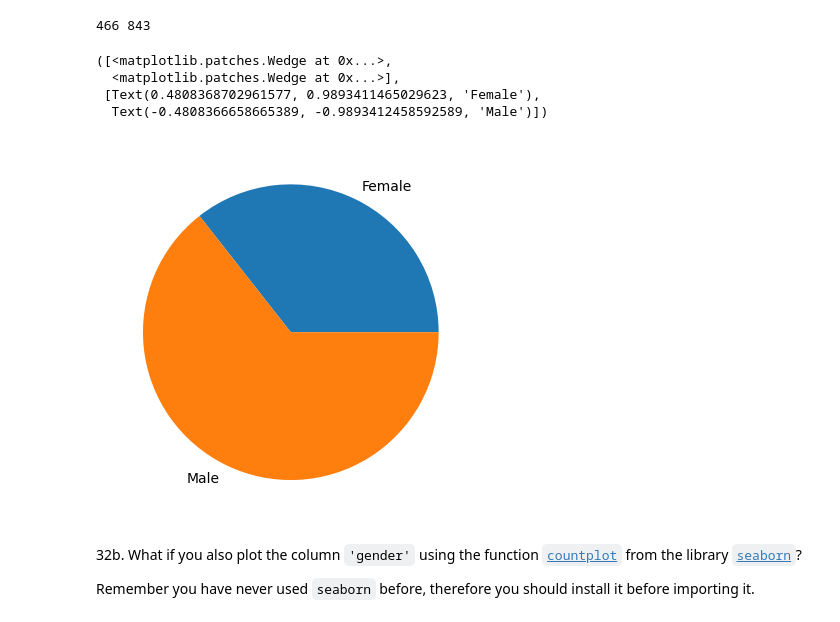
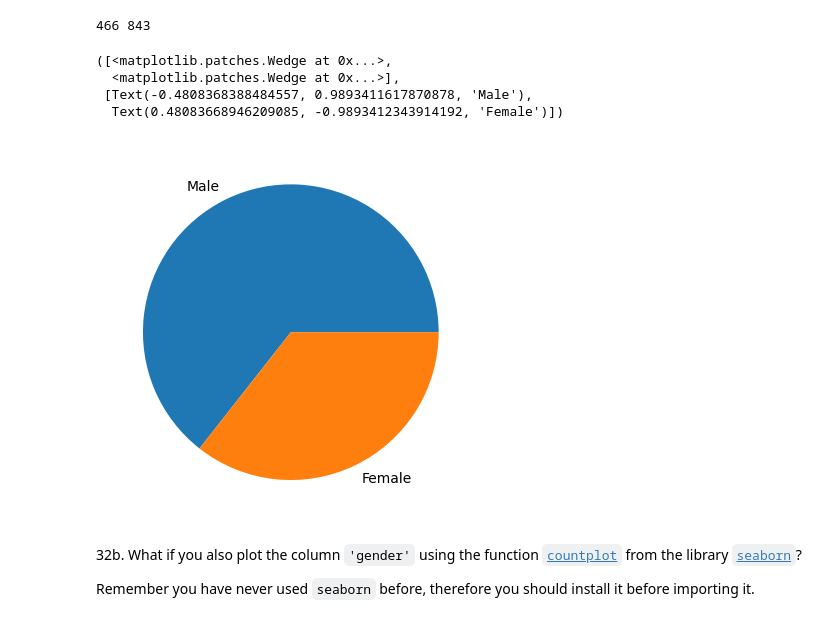
Before and after one commit to PacoFletcher/2503_dsft_thebridge_paco, a Jupyter notebook: 2-Data_Analysis/2-Pandas/Practica/7-Titanic/Titanic-exercise.ipynb, the cells around one changed output. Saved outputs shown, nothing was run; the diff lists cells and outputs as text; code cells hidden in the pictures.

```diff
--- a/2-Data_Analysis/2-Pandas/Practica/7-Titanic/Titanic-exercise.ipynb
+++ b/2-Data_Analysis/2-Pandas/Practica/7-Titanic/Titanic-exercise.ipynb
@@ -667,14 +675,16 @@ print(a,b)
 v = np.array([a,b])
 # %% [output]
 466 843
+# %%
+gender = titanic["gender"].value_counts()
 # %%
-plt.pie(v, labels=["Female","Male"])
+plt.pie(gender, labels=["Male","Female"])
 # %% [output]
 ([<matplotlib.patches.Wedge at 0x...>,
   <matplotlib.patches.Wedge at 0x...>],
- [Text(0.4808368702961577, 0.9893411465029623, 'Female'),
-  Text(-0.4808366658665389, -0.9893412458592589, 'Male')])
+ [Text(-0.4808368388484557, 0.9893411617870878, 'Male'),
+  Text(0.48083668946209085, -0.9893412343914192, 'Female')])
-[figure, old version]
+[figure, new version]
 # %% [markdown]
 32b. What if you also plot the column `'gender'` using the function [`countplot`](https://seaborn.pydata.org/generated/seaborn.countplot.html) from the library [`seaborn`](https://seaborn.pydata.org/)?
 
```
Also changed, not shown: parts of 14 cells of this notebook.
